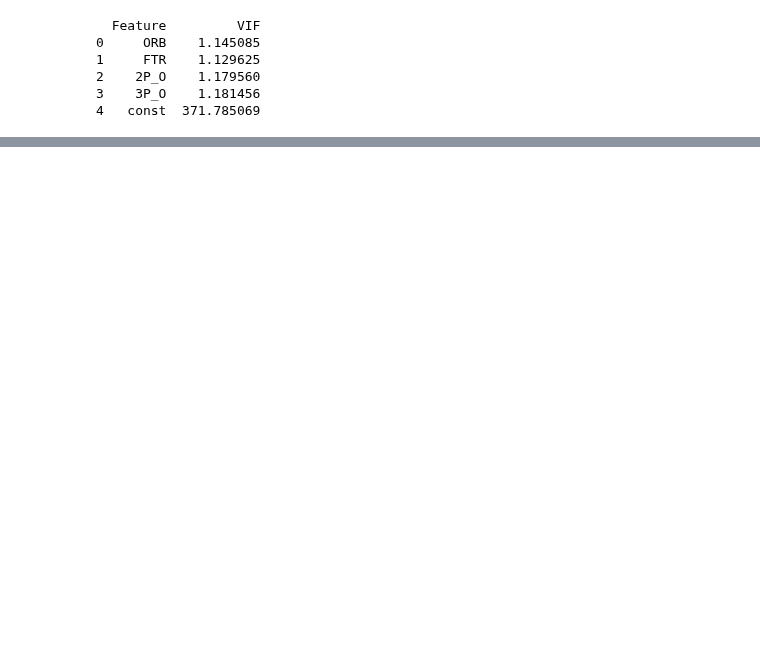
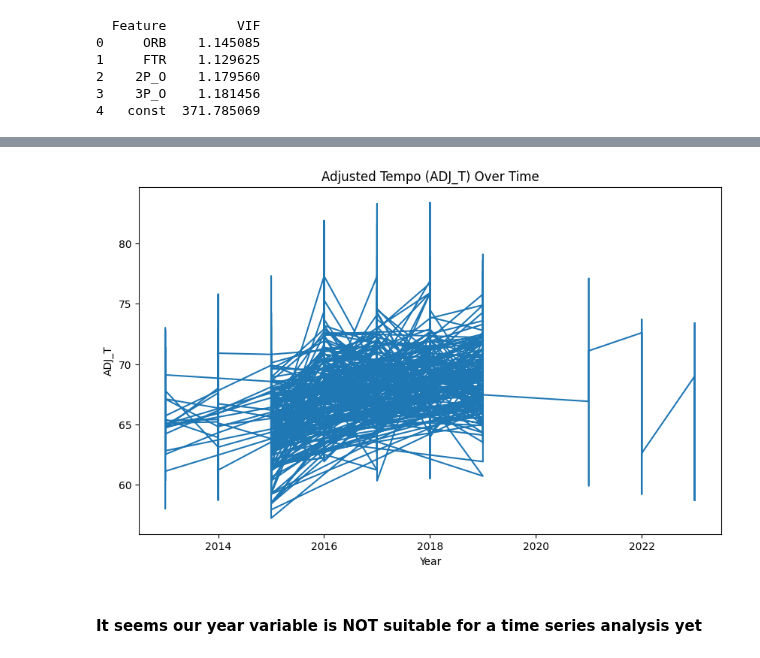
Before and after one commit to DanLightner/BUSA321, a Jupyter notebook: BUSA321/College_Basketball_EDA.ipynb, the cells around one changed output, grey strips where cells are left out. Cells and saved outputs as stored; diff of their text form; code cells hidden in the pictures; blank space fills up the shorter version.

```diff
--- a/BUSA321/College_Basketball_EDA.ipynb
+++ b/BUSA321/College_Basketball_EDA.ipynb
@@ -244,0 +374,3 @@ print(vif_data)
+# %%
+df = pd.read_csv('cbb.csv') # figured it would be nice to reset our dataset
+df.head()
@@ -244,0 +385,13 @@ print(vif_data)
+# %%
+import matplotlib.pyplot as plt
+
+plt.figure(figsize=(10,6))
+plt.plot(df['YEAR'], df['ADJ_T'])
+plt.title('Adjusted Tempo (ADJ_T) Over Time')
+plt.xlabel('Year')
+plt.ylabel('ADJ_T')
+plt.show()
+# %% [output]
+[figure, added]
+# %% [markdown]
+#### It seems our year variable is NOT suitable for a time series analysis yet
```
Also changed, not shown: parts of 40 cells of this notebook.
